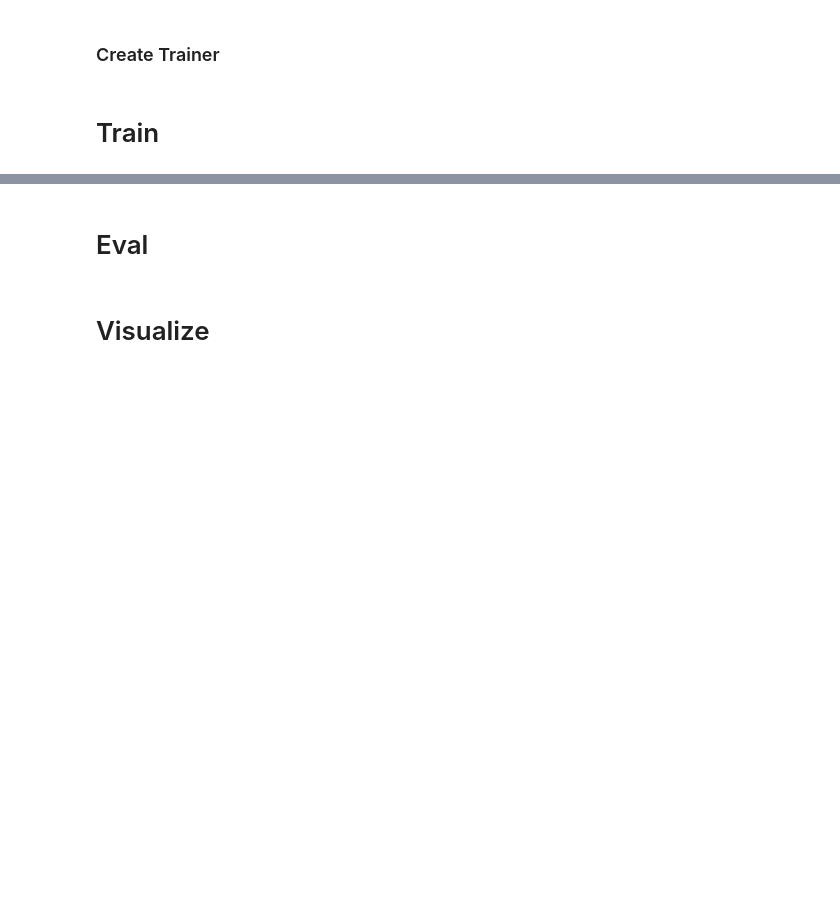
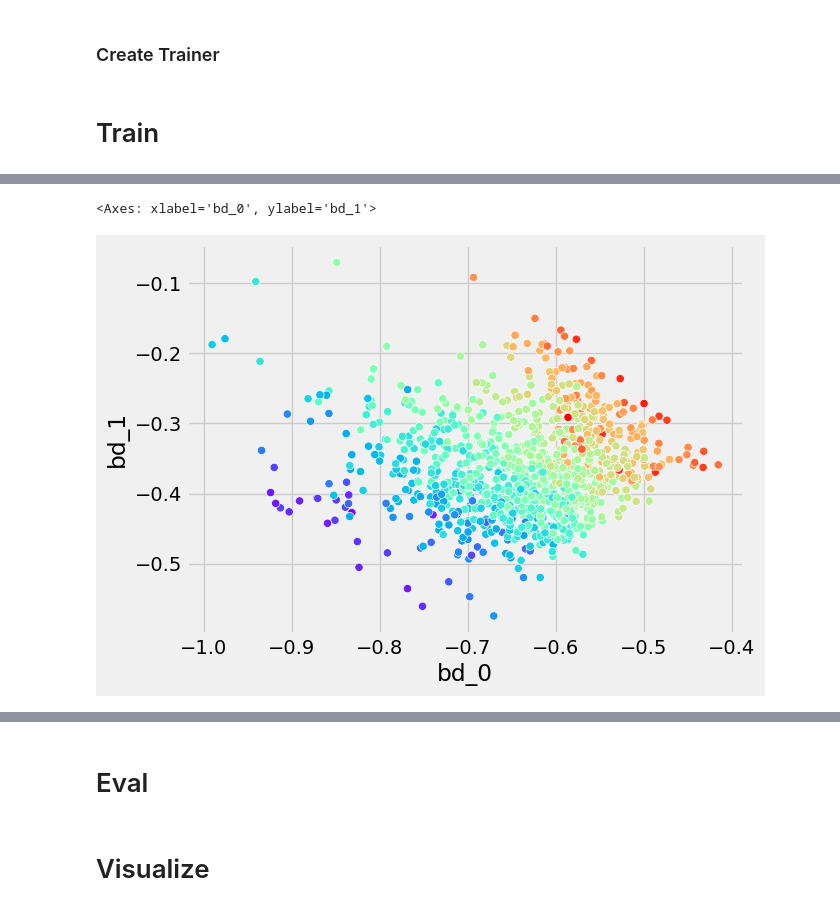
Before and after one commit to erwanplantec/MetaNDP, a Jupyter notebook: compositionally_training.ipynb, the cells around one changed output, grey strips where cells are left out. Saved outputs shown, nothing was run; the diff lists cells and outputs as text; code cells hidden in the pictures; blank space fills up the shorter version.

```diff
--- a/compositionally_training.ipynb
+++ b/compositionally_training.ipynb
@@ -199,0 +204,6 @@ TypeError: Indexer must have integer or boolean type, got indexer with type floa
+# %%
+sns.scatterplot(data=df, x='bd_0', y="bd_1", hue="zr0",
+                legend=False, palette="rainbow")
+# %% [output]
+<Axes: xlabel='bd_0', ylabel='bd_1'>
+[figure, added]
```
Also changed, not shown: parts of 31 cells of this notebook, 11 other files.
